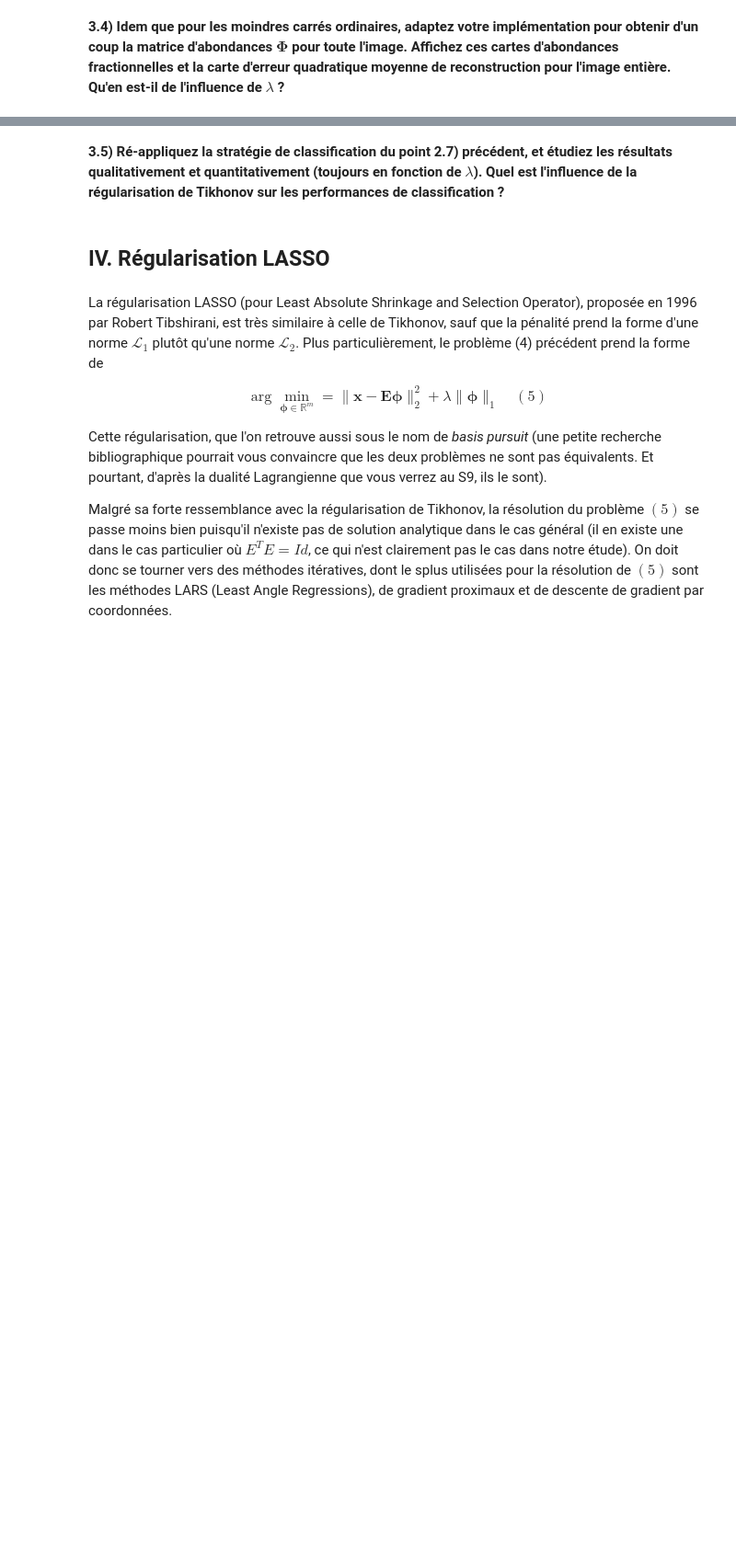
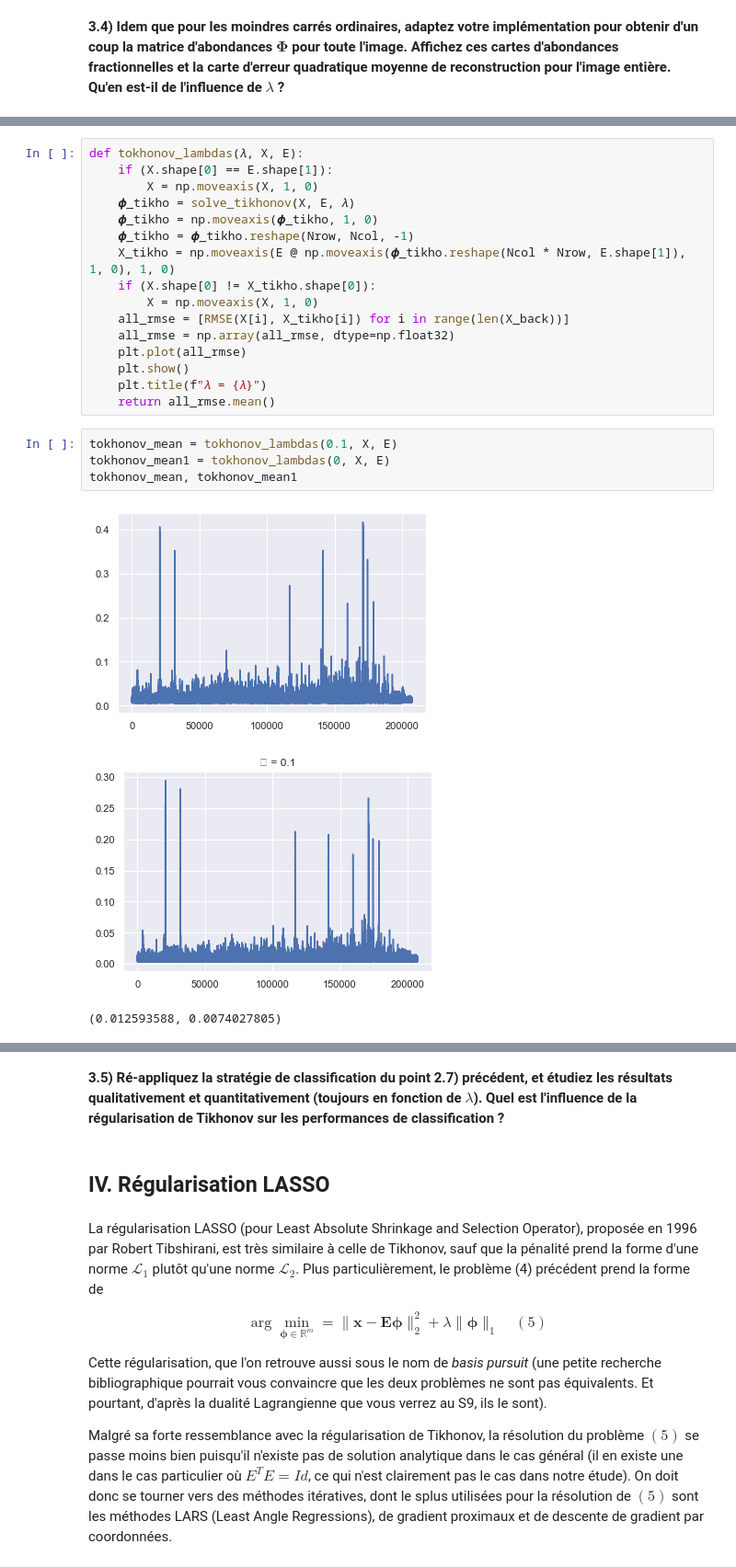
Before and after one commit to Li0nMo0se/spectral_unmixing, a Jupyter notebook: Main.ipynb, the cells around one changed output, grey strips where cells are left out. Shown at 92% size. Saved outputs shown, nothing was run; the diff lists cells and outputs as text; blank space fills up the shorter version.

```diff
--- a/Main.ipynb
+++ b/Main.ipynb
@@ -636,0 +685,24 @@ plt.show()
+# %%
+def tokhonov_lambdas(𝜆, X, E):
+    if (X.shape[0] == E.shape[1]):
+        X = np.moveaxis(X, 1, 0)
+    𝝓_tikho = solve_tikhonov(X, E, 𝜆)
+    𝝓_tikho = np.moveaxis(𝝓_tikho, 1, 0)
+    𝝓_tikho = 𝝓_tikho.reshape(Nrow, Ncol, -1)
+    X_tikho = np.moveaxis(E @ np.moveaxis(𝝓_tikho.reshape(Ncol * Nrow, E.shape[1]), 1, 0), 1, 0)
+    if (X.shape[0] != X_tikho.shape[0]):
+        X = np.moveaxis(X, 1, 0)
+    all_rmse = [RMSE(X[i], X_tikho[i]) for i in range(len(X_back))]
+    all_rmse = np.array(all_rmse, dtype=np.float32)
+    plt.plot(all_rmse)
+    plt.show()
+    plt.title(f"𝜆 = {𝜆}")
+    return all_rmse.mean()
+# %%
+tokhonov_mean = tokhonov_lambdas(0.1, X, E)
+tokhonov_mean1 = tokhonov_lambdas(0, X, E)
+tokhonov_mean, tokhonov_mean1
+# %% [output]
+[figure, added]
+[figure, added]
+(0.012593588, 0.0074027805)
```
Also changed, not shown: parts of 17 cells of this notebook.
